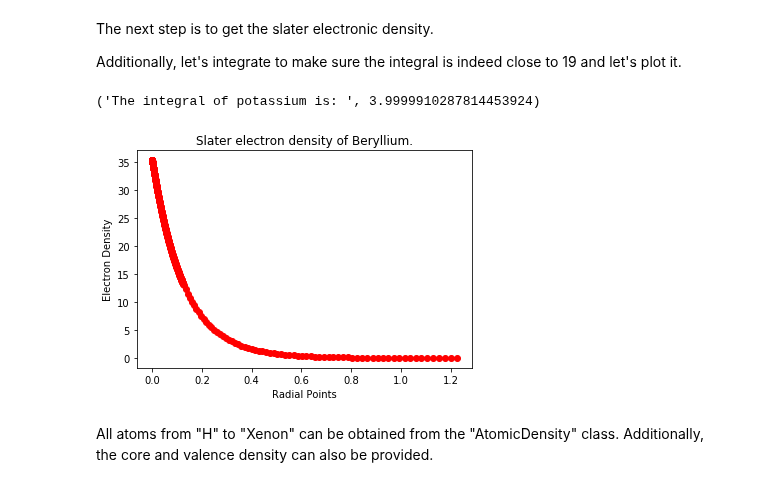
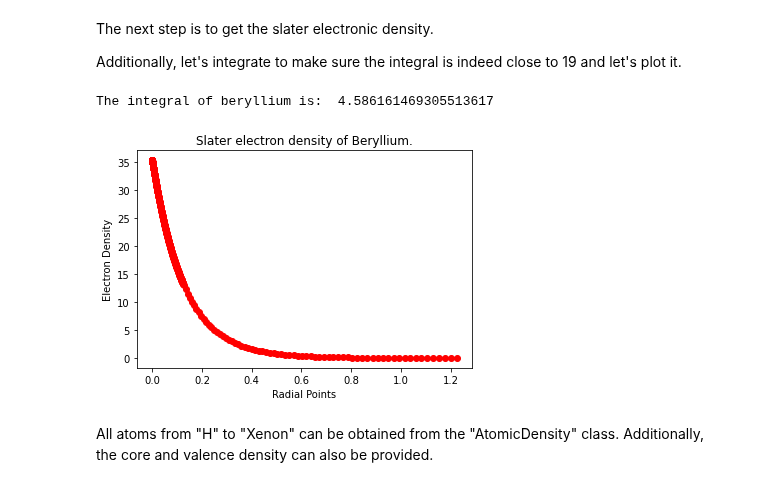
Before and after one commit to theochem/BFit, a Jupyter notebook: examples/atomic_density.ipynb, the cells around one changed output. Saved outputs shown, nothing was run; the diff lists cells and outputs as text; code cells hidden in the pictures.

```diff
--- a/examples/atomic_density.ipynb
+++ b/examples/atomic_density.ipynb
@@ -41,26 +42,26 @@ The next step is to get the slater electronic density.
 
 Additionally, let's integrate to make sure the integral is indeed close to 19 and let's plot it.
 # %%
-from bfit.density import AtomicDensity
+from bfit.density import SlaterAtoms
 
 # Grab information about potassium.
-be = AtomicDensity("be")
+be = SlaterAtoms("be")
 
 # Get the total electronic density.
 density = be.atomic_density(grid.points, "total")
 
-print("The integral of potassium is: ", grid.integrate(density))
+print("The integral of beryllium is: ", grid.integrate(density))
 
 # Plot only the first 500 points.
 import matplotlib.pyplot as plt
 plt.plot(grid.points[:500], density[:500], "ro-")
 plt.xlabel("Radial Points")
 plt.ylabel("Electron Density")
 plt.title("Slater electron density of Beryllium.")
 plt.show()
 # %% [output]
-('The integral of potassium is: ', 3.9999910287814453924)
+The integral of beryllium is:  4.586161469305513617
-[figure, old version]
+[figure, new version]
 # %% [markdown]
 All atoms from "H" to "Xenon" can be obtained from the "AtomicDensity" class.
 Additionally, the core and valence density can also be provided.
```
Also changed, not shown: parts of 8 cells of this notebook.
